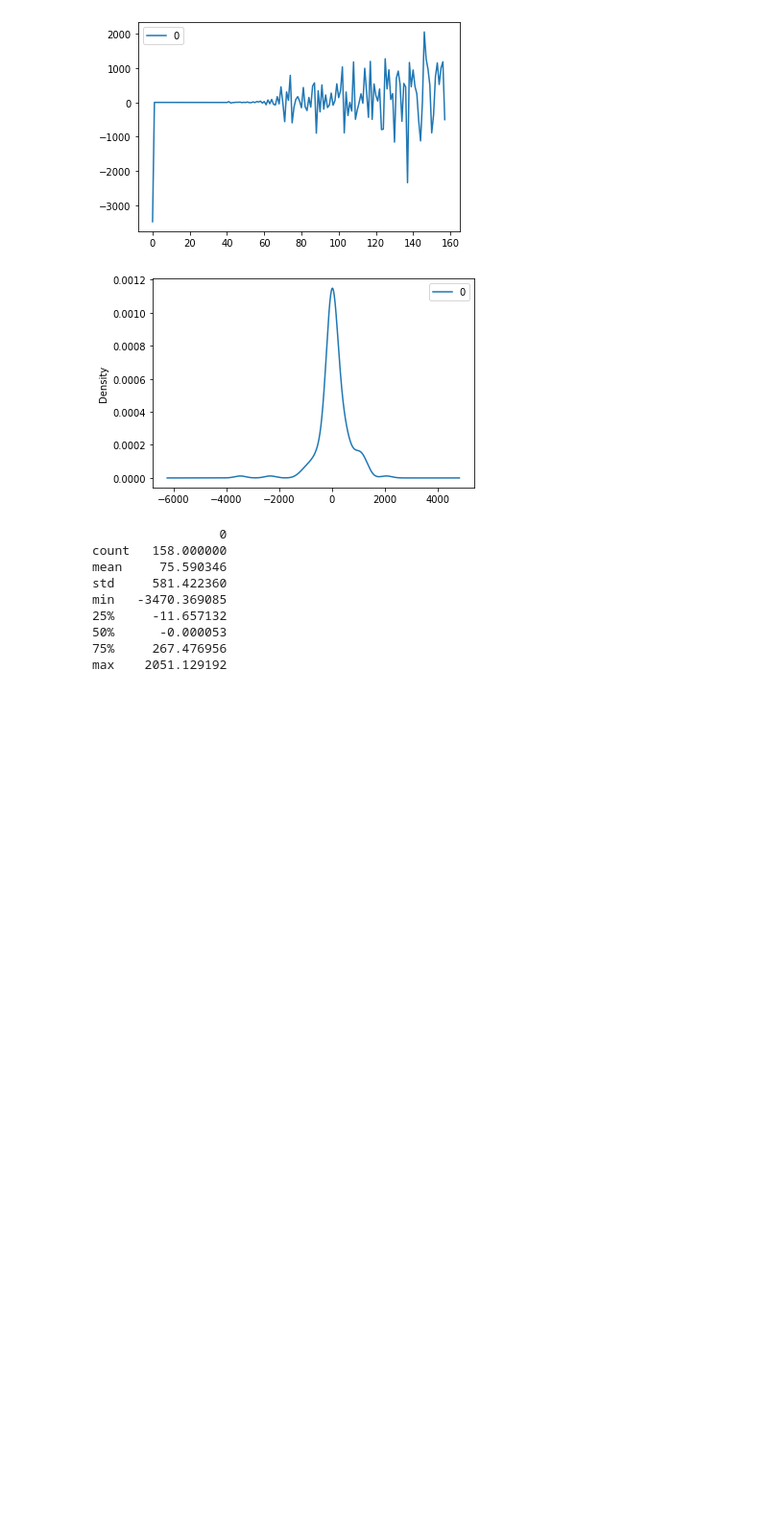
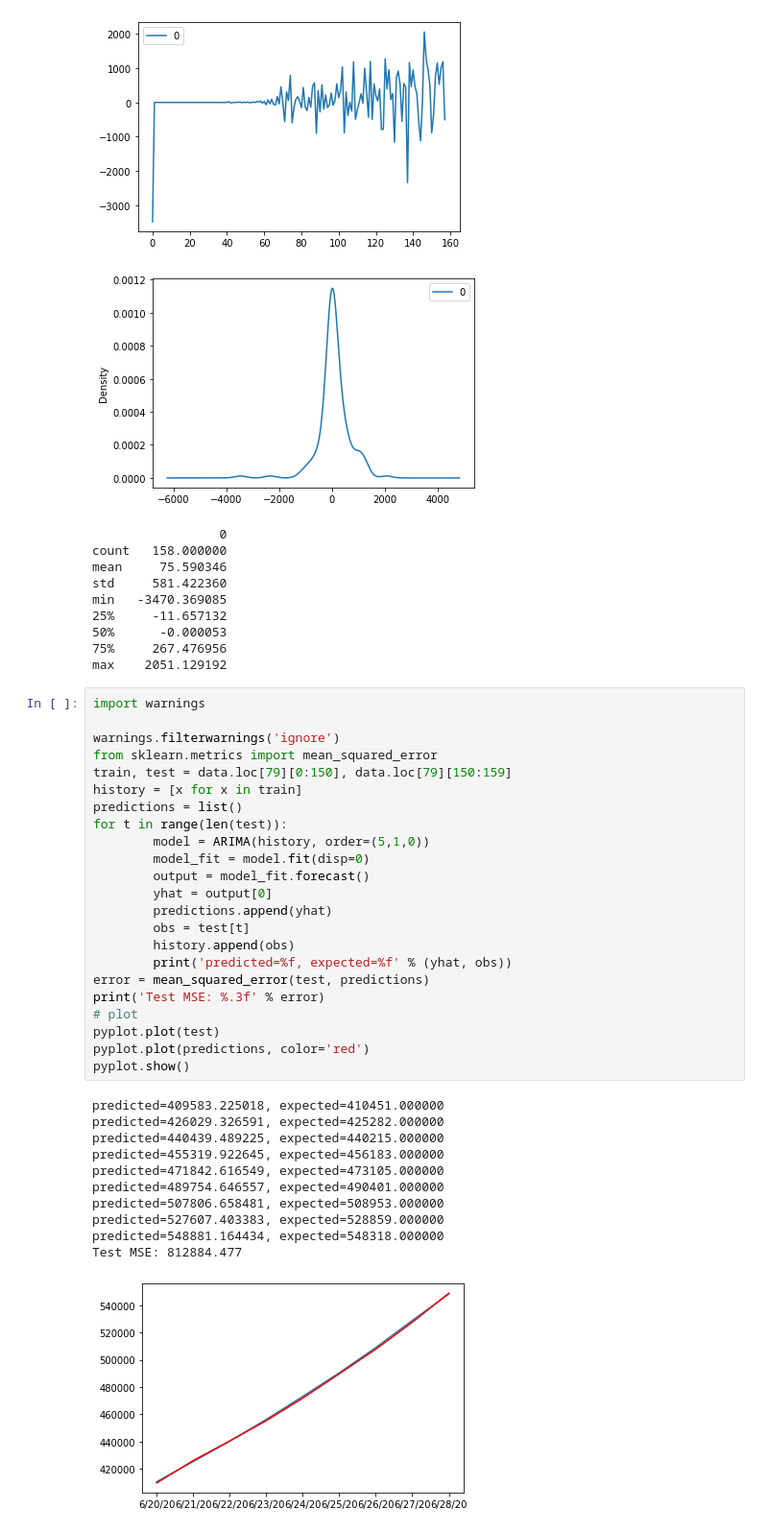
Before and after one commit to decipher07/Chicken-Swarm-Optimization, a Jupyter notebook: Dataset-Usage/Covid-Total-Positive-Cases/Covid-Data.ipynb, the cells around one changed output. Shown at 96% size. Cells and saved outputs as stored; diff of their text form; blank space fills up the shorter version.

```diff
--- a/Dataset-Usage/Covid-Total-Positive-Cases/Covid-Data.ipynb
+++ b/Dataset-Usage/Covid-Total-Positive-Cases/Covid-Data.ipynb
@@ -115,6 +115,41 @@ min   -3470.369085
 50%      -0.000053
 75%     267.476956
 max    2051.129192
+# %%
+import warnings
+
+warnings.filterwarnings('ignore')
+from sklearn.metrics import mean_squared_error
+train, test = data.loc[79][0:150], data.loc[79][150:159]
+history = [x for x in train]
+predictions = list()
+for t in range(len(test)):
+        model = ARIMA(history, order=(5,1,0))
+        model_fit = model.fit(disp=0)
+        output = model_fit.forecast()
+        yhat = output[0]
+        predictions.append(yhat)
+        obs = test[t]
+        history.append(obs)
+        print('predicted=%f, expected=%f' % (yhat, obs))
+error = mean_squared_error(test, predictions)
+print('Test MSE: %.3f' % error)
+# plot
+pyplot.plot(test)
+pyplot.plot(predictions, color='red')
+pyplot.show()
+# %% [output]
+predicted=409583.225018, expected=410451.000000
+predicted=426029.326591, expected=425282.000000
+predicted=440439.489225, expected=440215.000000
+predicted=455319.922645, expected=456183.000000
+predicted=471842.616549, expected=473105.000000
+predicted=489754.646557, expected=490401.000000
+predicted=507806.658481, expected=508953.000000
+predicted=527607.403383, expected=528859.000000
+predicted=548881.164434, expected=548318.000000
+Test MSE: 812884.477
+[figure, added]
 # %%
 from sklearn.ensemble import RandomForestClassifier
 from sklearn.datasets import make_classification
```
Also changed, not shown: parts of 3 cells of this notebook, 1 other file.
